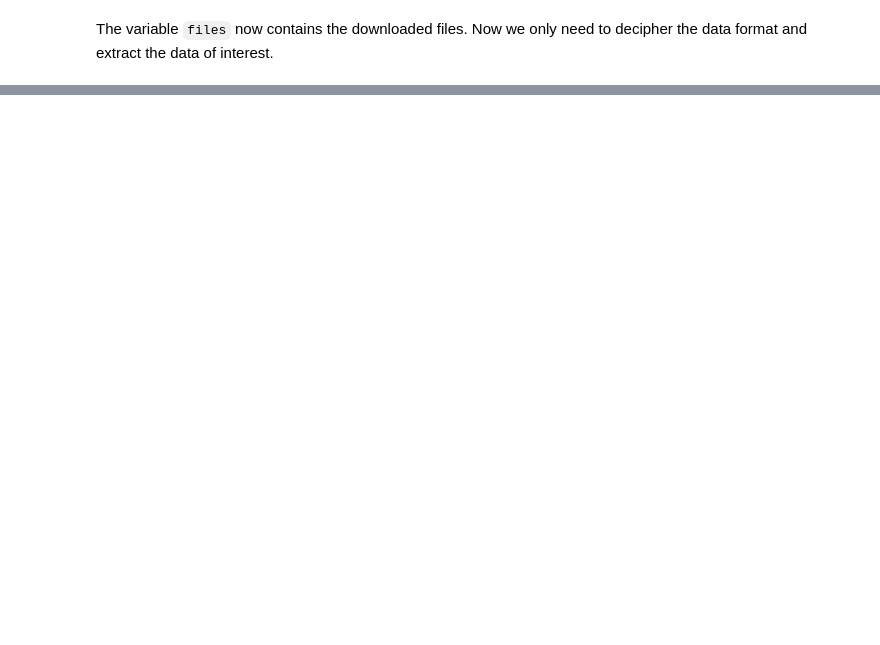
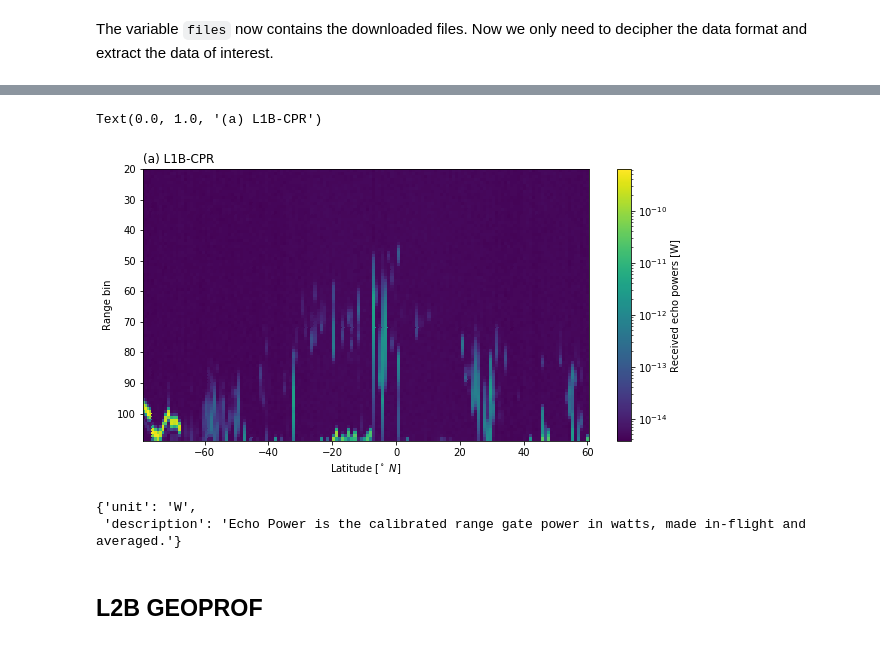
Before and after one commit to SEE-GEO/pansat, a Jupyter notebook: notebooks/products/cloud_sat.ipynb, the cells around one changed output, grey strips where cells are left out. Saved outputs shown, nothing was run; the diff lists cells and outputs as text; code cells hidden in the pictures; blank space fills up the shorter version.

```diff
--- a/notebooks/products/cloud_sat.ipynb
+++ b/notebooks/products/cloud_sat.ipynb
@@ -129,0 +16,5 @@ file.vdata["nbin:2B-GEOPROF"][:]
+# %%
+from pansat.products.satellite.cloud_sat import l1b_cpr
+files_l1b = l1b_cpr.download(t_0, t_1)
+dataset = l1b_cpr.open(files_l1b[0])
+display(dataset)
@@ -129,0 +32,29 @@ file.vdata["nbin:2B-GEOPROF"][:]
+# %%
+%matplotlib inline
+import matplotlib.pyplot as plt
+from matplotlib.colors import LogNorm
+
+start = 10000
+end = 25000
+stride = 100
+pwrs = dataset["received_echo_powers"][start:end:stride, 20:110]
+lats = dataset["latitude"][start:end:stride]
+bins = dataset["bins"][20:110]
+
+plt.figure(figsize=(10, 5))
+plt.pcolormesh(lats, bins, pwrs.T, norm=LogNorm())
+plt.colorbar(label="Received echo powers [W]")
+plt.gca().invert_yaxis()
+plt.xlabel(r"Latitude [$^\circ\ N$]")
+plt.ylabel("Range bin");
+plt.title("(a) L1B-CPR", loc="left")
+# %% [output]
+Text(0.0, 1.0, '(a) L1B-CPR')
+[figure, added]
+# %%
+pwrs.attrs
+# %% [output]
+{'unit': 'W',
+ 'description': 'Echo Power is the calibrated range gate power in watts, made in-flight and averaged.'}
+# %% [markdown]
+## L2B GEOPROF
```
Also changed, not shown: parts of 19 cells of this notebook, 8 other files.
